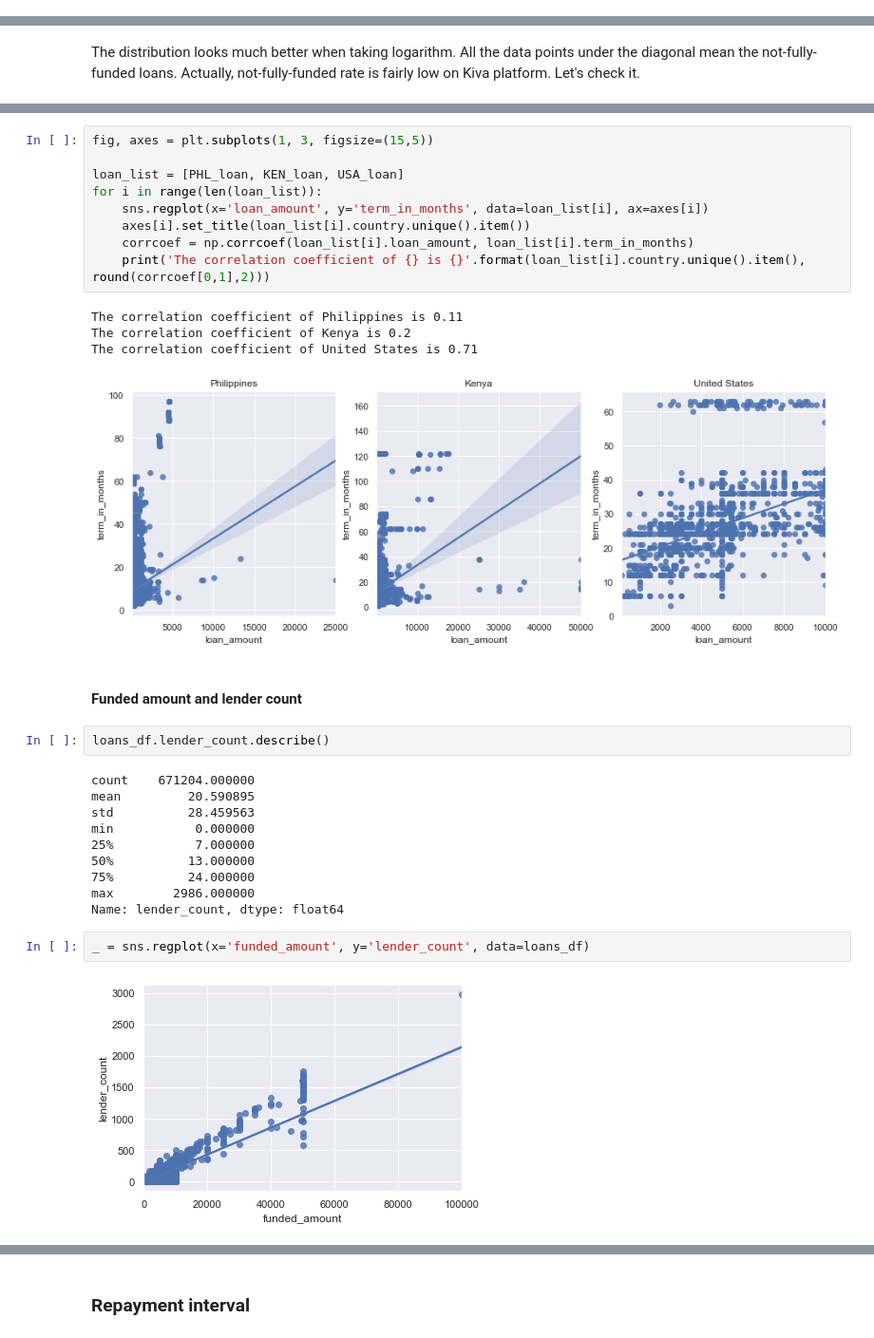
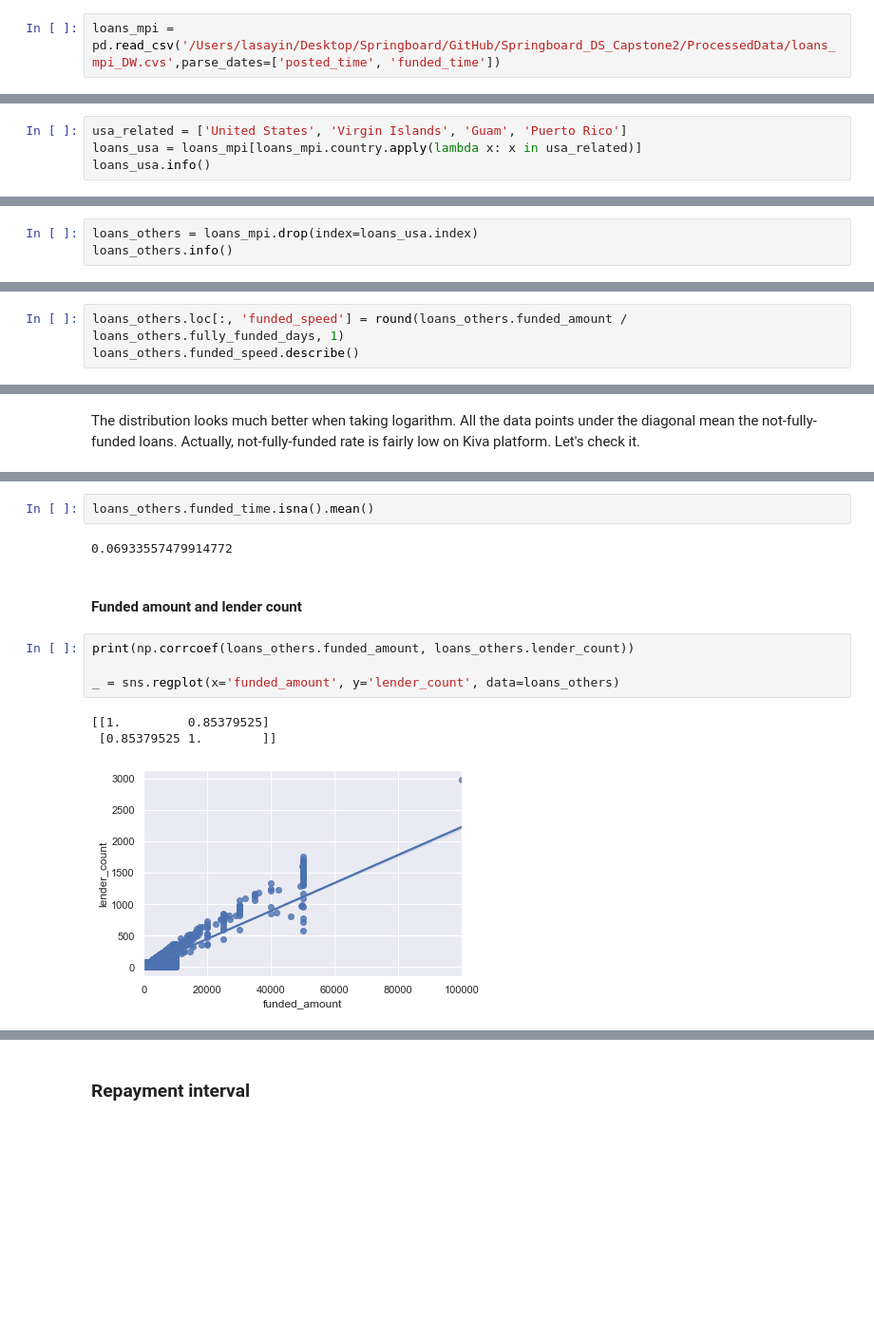
Before and after one commit to lasayin/Crowdfunding-on-Kiva-Platform, a Jupyter notebook: Kiva_Crowdfunding_EDA.ipynb, the cells around one changed output, grey strips where cells are left out. Shown at 95% size. Drawn from its saved outputs; the diff is of its cells as text; blank space fills up the shorter version.

```diff
--- a/Kiva_Crowdfunding_EDA.ipynb
+++ b/Kiva_Crowdfunding_EDA.ipynb
@@ -97,0 +14,2 @@ _ = axes[1].set_xlabel('Funded Amount')
+# %%
+loans_mpi = pd.read_csv('/Users/lasayin/Desktop/Springboard/GitHub/Springboard_DS_Capstone2/ProcessedData/loans_mpi_DW.cvs',parse_dates=['posted_time', 'funded_time'])
@@ -97,0 +53,4 @@ _ = axes[1].set_xlabel('Funded Amount')
+# %%
+usa_related = ['United States', 'Virgin Islands', 'Guam', 'Puerto Rico']
+loans_usa = loans_mpi[loans_mpi.country.apply(lambda x: x in usa_related)]
+loans_usa.info()
@@ -97,0 +75,3 @@ _ = axes[1].set_xlabel('Funded Amount')
+# %%
+loans_others = loans_mpi.drop(index=loans_usa.index)
+loans_others.info()
@@ -97,0 +160,3 @@ _ = axes[1].set_xlabel('Funded Amount')
+# %%
+loans_others.loc[:, 'funded_speed'] = round(loans_others.funded_amount / loans_others.fully_funded_days, 1)
+loans_others.funded_speed.describe()
@@ -403,32 +215,14 @@ USA_loan = loans_df[loans_df.ISO == 'USA'][['country', 'loan_amount', 'term_in_m
-# %%
-fig, axes = plt.subplots(1, 3, figsize=(15,5))
-
-loan_list = [PHL_loan, KEN_loan, USA_loan]
-for i in range(len(loan_list)):
-    sns.regplot(x='loan_amount', y='term_in_months', data=loan_list[i], ax=axes[i])
-    axes[i].set_title(loan_list[i].country.unique().item())
-    corrcoef = np.corrcoef(loan_list[i].loan_amount, loan_list[i].term_in_months)
-    print('The correlation coefficient of {} is {}'.format(loan_list[i].country.unique().item(), round(corrcoef[0,1],2)))
-# %% [output]
-The correlation coefficient of Philippines is 0.11
-The correlation coefficient of Kenya is 0.2
-The correlation coefficient of United States is 0.71
-[figure, removed]
+# %%
+loans_others.funded_time.isna().mean()
+# %% [output]
+0.06933557479914772
 # %% [markdown]
 #### Funded amount and lender count
-# %%
-loans_df.lender_count.describe()
-# %% [output]
-count    671204.000000
-mean         20.590895
-std          28.459563
-min           0.000000
-25%           7.000000
-50%          13.000000
-75%          24.000000
-max        2986.000000
-Name: lender_count, dtype: float64
 # %%
-_ = sns.regplot(x='funded_amount', y='lender_count', data=loans_df)
+print(np.corrcoef(loans_others.funded_amount, loans_others.lender_count))
+
+_ = sns.regplot(x='funded_amount', y='lender_count', data=loans_others)
 # %% [output]
+[[1.         0.85379525]
+ [0.85379525 1.        ]]
-[figure, old version]
+[figure, new version]
```
Also changed, not shown: parts of 215 cells of this notebook.
